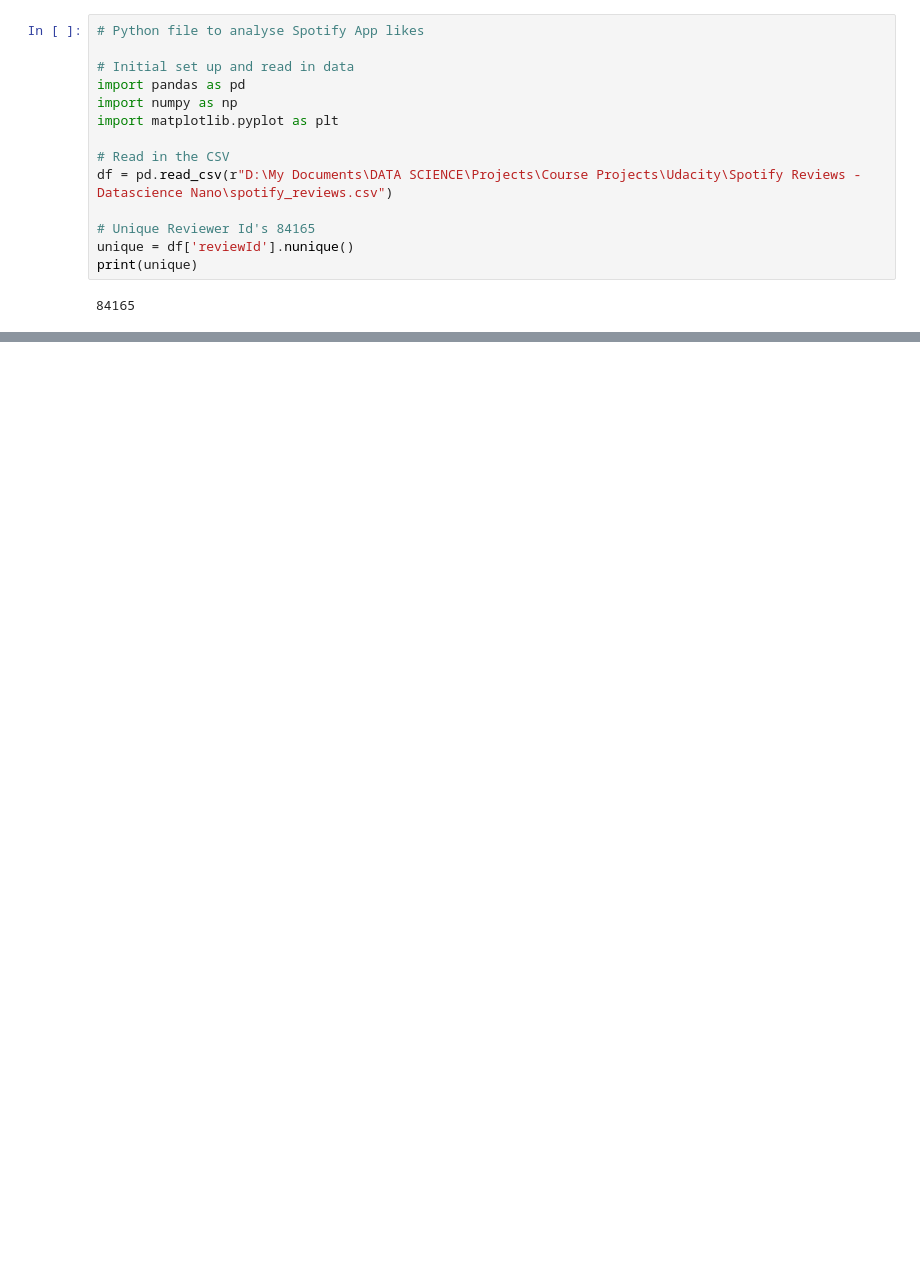
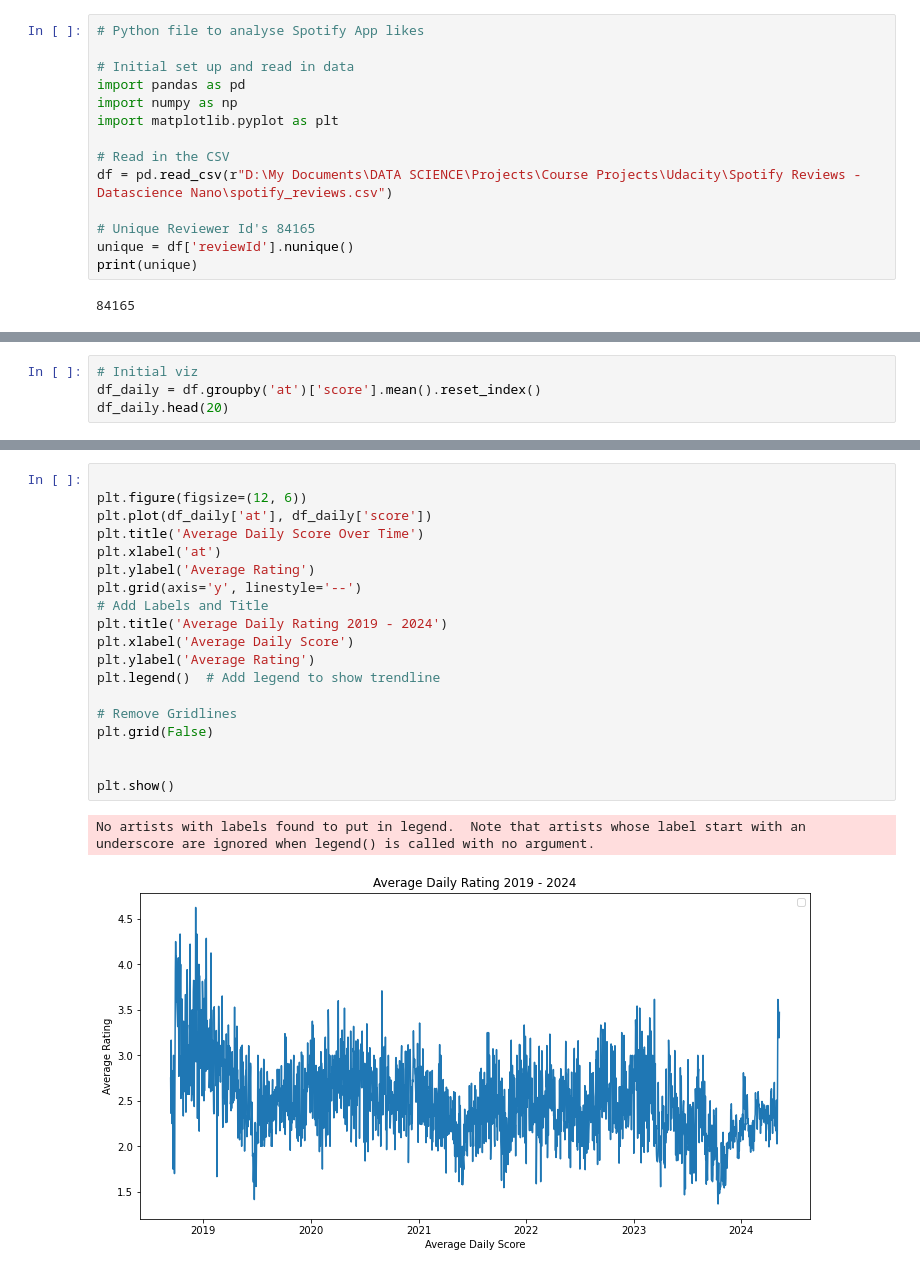
Before and after one commit to adamskirees/spotify, a Jupyter notebook: data.ipynb, the cells around one changed output, grey strips where cells are left out. Saved outputs shown, nothing was run; the diff lists cells and outputs as text; blank space fills up the shorter version.

```diff
--- a/data.ipynb
+++ b/data.ipynb
@@ -39,0 +64,4 @@ plt.show()
+# %%
+# Initial viz
+df_daily = df.groupby('at')['score'].mean().reset_index()
+df_daily.head(20)
@@ -39,0 +86,22 @@ plt.show()
+# %%
+
+plt.figure(figsize=(12, 6))
+plt.plot(df_daily['at'], df_daily['score'])
+plt.title('Average Daily Score Over Time')
+plt.xlabel('at')
+plt.ylabel('Average Rating')
+plt.grid(axis='y', linestyle='--')
+# Add Labels and Title
+plt.title('Average Daily Rating 2019 - 2024')
+plt.xlabel('Average Daily Score')
+plt.ylabel('Average Rating')
+plt.legend()  # Add legend to show trendline
+
+# Remove Gridlines
+plt.grid(False)
+
+
+plt.show()
+# %% [output]
+No artists with labels found to put in legend.  Note that artists whose label start with an underscore are ignored when legend() is called with no argument.
+[figure, added]
```
Also changed, not shown: parts of 5 cells of this notebook.
